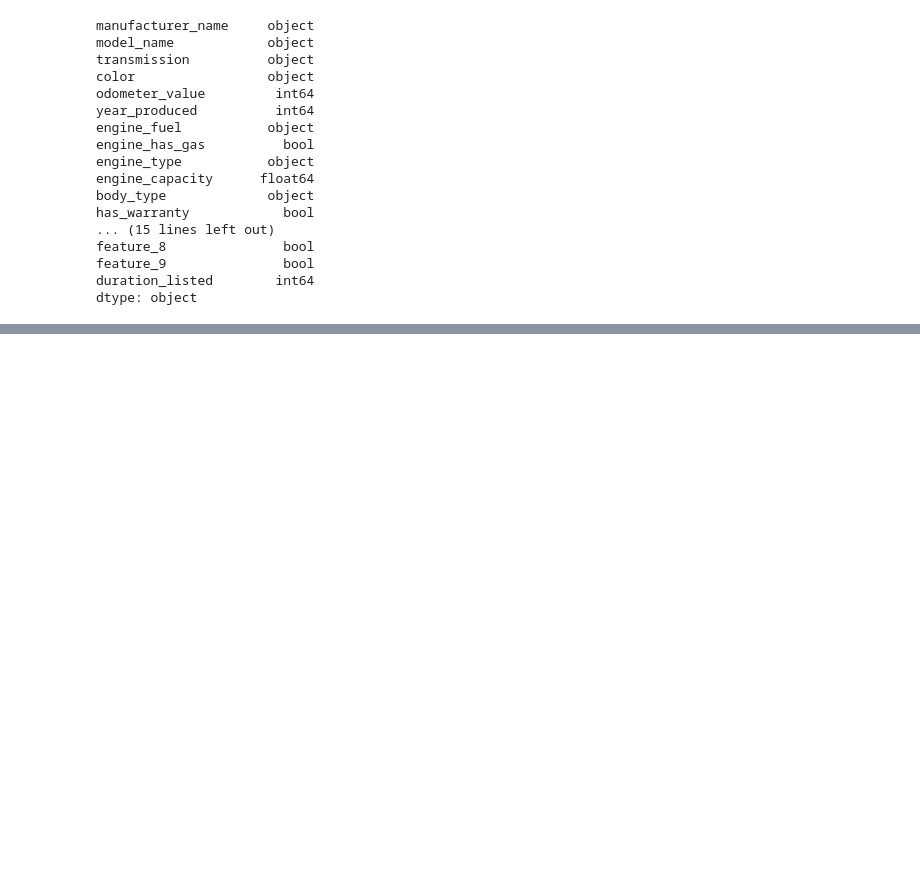
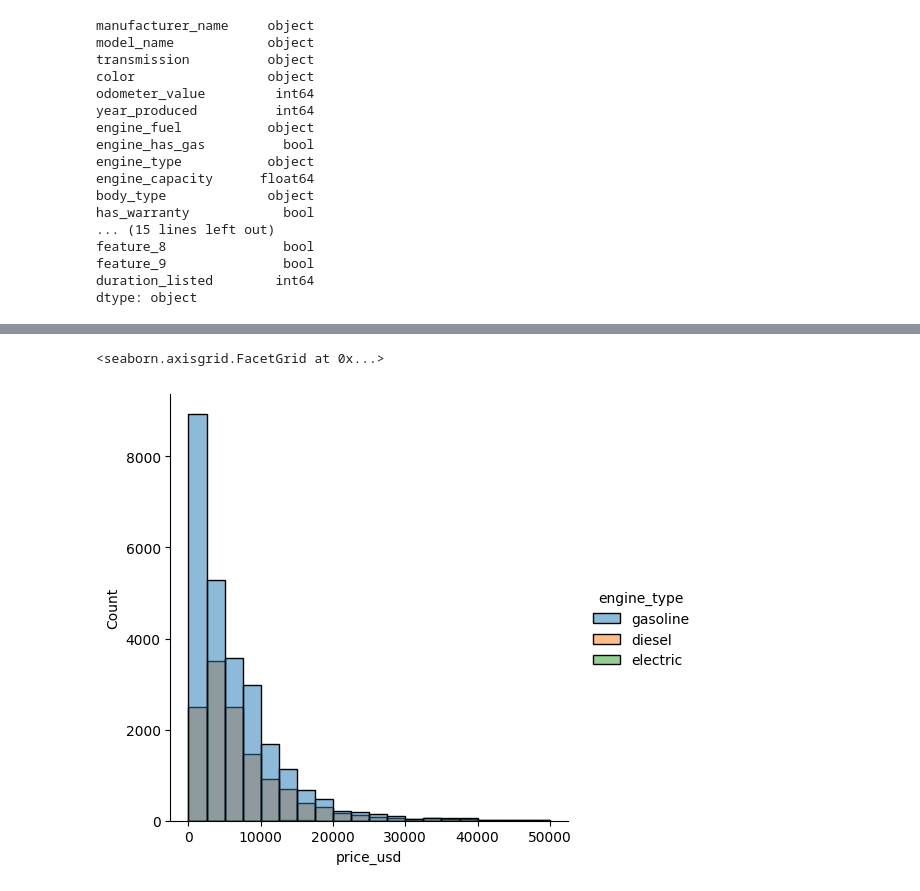
Before and after one commit to Jeison68/CarsProject, a Jupyter notebook: tipo_datos.ipynb, the cells around one changed output, grey strips where cells are left out. Saved outputs shown, nothing was run; the diff lists cells and outputs as text; code cells hidden in the pictures; blank space fills up the shorter version.

```diff
--- a/tipo_datos.ipynb
+++ b/tipo_datos.ipynb
@@ -40,0 +80,5 @@ dtype: object
+# %%
+sns.displot(df, x= 'price_usd', hue='engine_type', bins=20)
+# %% [output]
+<seaborn.axisgrid.FacetGrid at 0x...>
+[figure, added]
```
Also changed, not shown: parts of 12 cells of this notebook.
